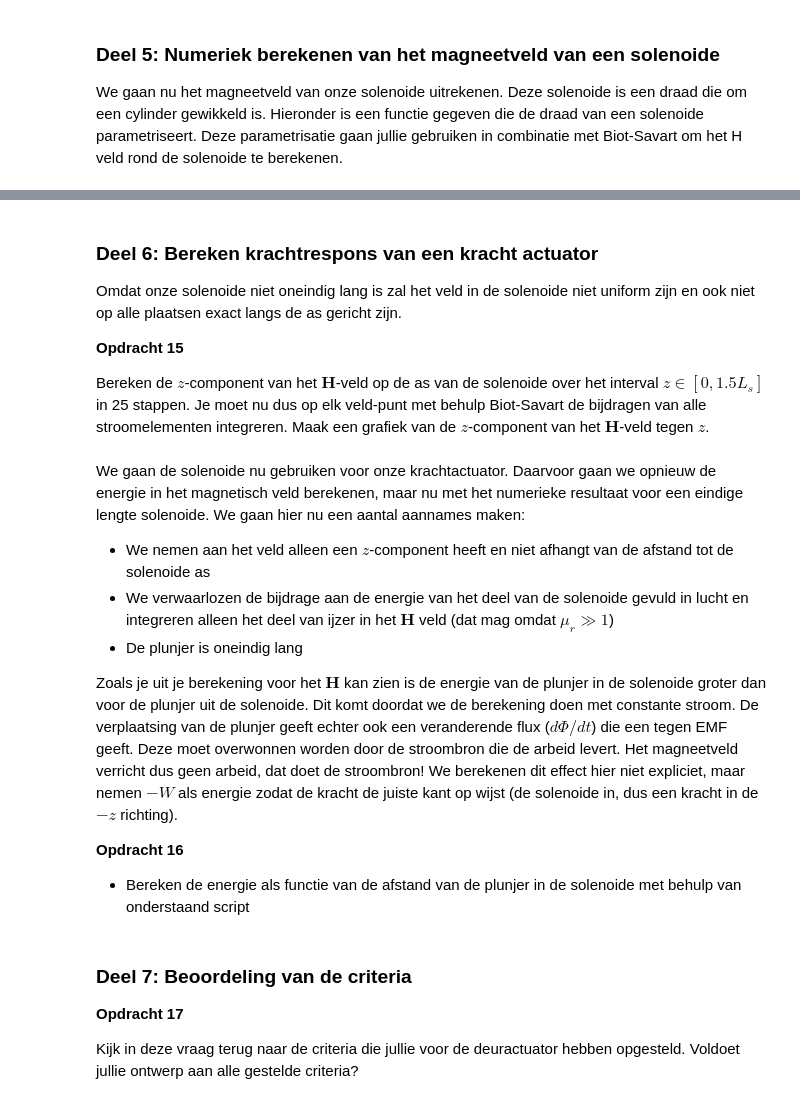
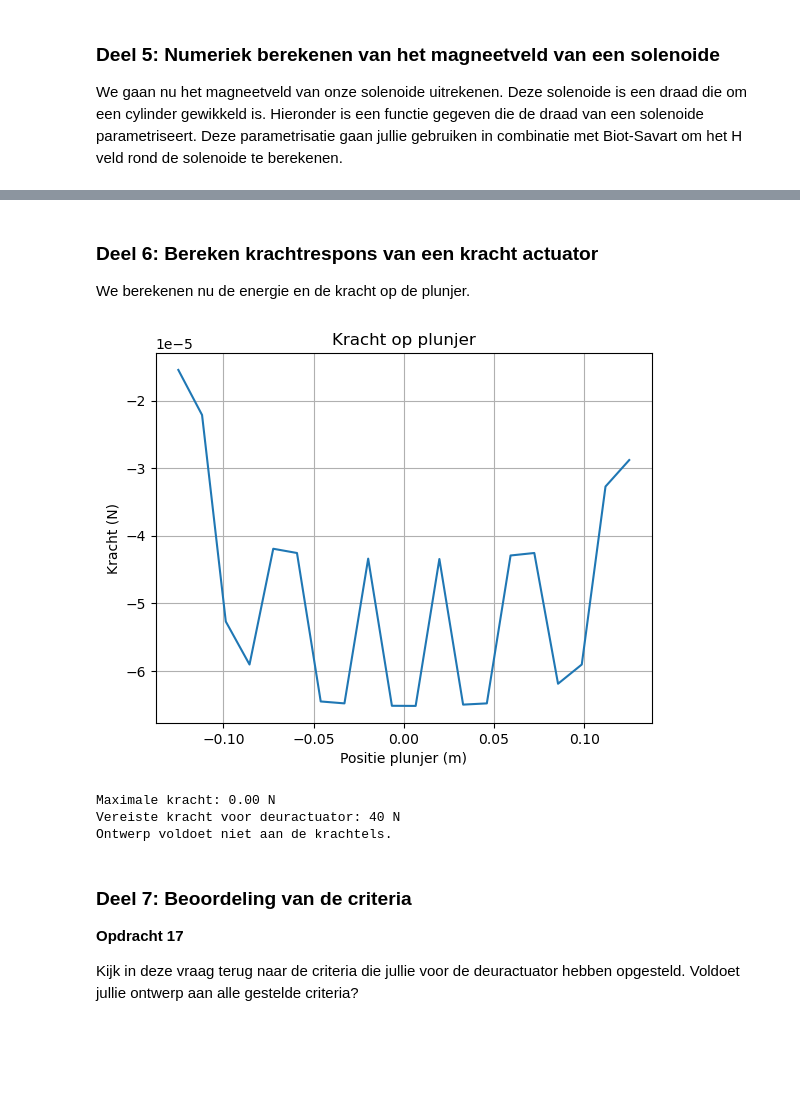
Before and after one commit to Vicky2k7/opdrachten-DEF-D, a Jupyter notebook: DigitaleOntwerpopdrachten/2KrachtactuatorOpdracht/KrachtactuatorOpdracht.ipynb, the cells around one changed output, grey strips where cells are left out. Drawn from its saved outputs; the diff is of its cells as text; code cells hidden in the pictures; blank space fills up the shorter version.

Commit message:
WEES JUIST ANDERS GA K GEK

```diff
--- a/DigitaleOntwerpopdrachten/2KrachtactuatorOpdracht/KrachtactuatorOpdracht.ipynb
+++ b/DigitaleOntwerpopdrachten/2KrachtactuatorOpdracht/KrachtactuatorOpdracht.ipynb
@@ -490,7 +329,4 @@ print(f"Verschil: {abs(H_midden[2] - H_oneindig):.2f} A/m")
 # %% [markdown]
 ### Deel 6: Bereken krachtrespons van een kracht actuator
-Omdat onze solenoide niet oneindig lang is zal het veld in de solenoide niet uniform zijn en ook niet op alle plaatsen exact langs de as gericht zijn.
 
-**Opdracht 15**
-
-Bereken de $z$-component van het $\mathbf{H}$-veld op de as van de solenoide over het interval $z \in [0, 1.5L_s]$ in 25 stappen. Je moet nu dus op elk veld-punt met behulp Biot-Savart de bijdragen van alle stroomelementen integreren. Maak een grafiek van de $z$-component van het $\mathbf{H}$-veld tegen $z$.
+We berekenen nu de energie en de kracht op de plunjer.
@@ -520,42 +333,55 @@ plt.show()
-# %% [markdown]
-We gaan de solenoide nu gebruiken voor onze krachtactuator. Daarvoor gaan we opnieuw de energie in het magnetisch veld berekenen, maar nu met het numerieke resultaat voor een eindige lengte solenoide. We gaan hier nu een aantal aannames maken:
-* We nemen aan het veld alleen een $z$-component heeft en niet afhangt van de afstand tot de solenoide as
-* We verwaarlozen de bijdrage aan de energie van het deel van de solenoide gevuld in lucht en integreren alleen het deel van ijzer in het $\mathbf{H}$ veld (dat mag omdat $\mu_r \gg 1$)
-* De plunjer is oneindig lang
-
-Zoals je uit je berekening voor het $\mathbf{H}$ kan zien is de energie van de plunjer in de solenoide groter dan voor de plunjer uit de solenoide. Dit komt doordat we de berekening doen met constante stroom. De verplaatsing van de plunjer geeft echter ook een veranderende flux ($d \Phi/dt$) die een tegen EMF geeft. Deze moet overwonnen worden door de stroombron die de arbeid levert. Het magneetveld verricht dus geen arbeid, dat doet de stroombron! We berekenen dit effect hier niet expliciet, maar nemen $-W$ als energie zodat de kracht de juiste kant op wijst (de solenoide in, dus een kracht in de $-z$ richting).
-
-
-**Opdracht 16**
-
-* Bereken de energie als functie van de afstand van de plunjer in de solenoide met behulp van onderstaand script
 # %%
-# Energie en kracht (vereenvoudigd voorbeeld)
-mu_0 = 4*np.pi*1e-7
-mu_r = 1000  # relatieve permeabiliteit van ijzer
-r_s = r_sol
+# Gebruik H op de as als benadering voor het hele volume
+# H is alleen afhankelijk van z (aanname)
+# We integreren de energie over de plunjer
 
-# Integreer H_z^2 over de lengte van de plunjer (we gebruiken de numeriek bepaalde H_z_as)
-# Eerst H_z_as omzetten naar array
-H_z_as_arr = np.array(H_z_as)
+# Zet H om naar array
+H_z = np.array(Hz_axis)
+z_pos = z_axis
 
-# Energie in het ijzer: W = 0.5 * mu0*mu_r * H^2 * volume (volume = pi*r_s^2 * dz)
-dz = z_waarden[1] - z_waarden[0]
-W = 0.5 * mu_0 * mu_r * np.sum(H_z_as_arr**2) * (np.pi * r_s**2) * dz
-print(f"Totale energie in veld (geschat): {W:.4f} J")
+# Aanname: plunjer schuift van -L_sol/2 tot L_sol/2, we berekenen energie als functie van uitschuifafstand d
+# We nemen aan dat de plunjer dezelfde straal heeft als de spoel
+r_plunjer = r_sol
+volume_per_length = np.pi * r_plunjer**2
 
-# Kracht uit energiegradiënt (differentieer over z)
-F_z = -np.gradient(W, dz)  # negatieve gradiënt
-print(f"Geschatte kracht (grootte): {np.abs(F_z):.2f} N")
+# Energie voor een bepaalde positie van de plunjer (we integreren van -L_sol/2 tot z_p)
+z_p_vals = np.linspace(-L_sol/2, L_sol/2, 20)
+energy = []
+for zp in z_p_vals:
+    # Indexen waar z <= zp
+    mask = z_pos <= zp
+    H_inside = H_z[mask]
+    z_inside = z_pos[mask]
+    if len(z_inside) > 1:
+        # Integreer B^2/(2 mu_0 mu_r) * volume per lengte
+        B_inside = mu_0 * mu_r * H_inside
+        integrand = (B_inside**2) / (2 * mu_0 * mu_r) * volume_per_length
+        E = np.trapezoid(integrand, z_inside)
+    else:
+        E = 0
+    energy.append(E)
 
-# Plot
-plt.figure()
-plt.plot(z_waarden, F_z, 'o-')
-plt.xlabel('z (m)')
+# Kracht is negatieve afgeleide van energie naar positie
+force = -np.gradient(energy, z_p_vals)
+
+plt.plot(z_p_vals, force)
+plt.xlabel('Positie plunjer (m)')
 plt.ylabel('Kracht (N)')
-plt.title('Kracht op plunjer als functie van positie')
+plt.title('Kracht op plunjer')
 plt.grid()
 plt.show()
+
+print(f"Maximale kracht: {np.max(np.abs(force)):.2f} N")
+print(f"Vereiste kracht voor deuractuator: 40 N")
+if np.max(np.abs(force)) > 40:
+    print("Ontwerp voldoet aan de krachtels.")
+else:
+    print("Ontwerp voldoet niet aan de krachtels.")
+# %% [output]
+[figure, added]
+Maximale kracht: 0.00 N
+Vereiste kracht voor deuractuator: 40 N
+Ontwerp voldoet niet aan de krachtels.
 # %% [markdown]
 ### Deel 7: Beoordeling van de criteria
 **Opdracht 17**
```
Also changed, not shown: parts of 31 cells of this notebook, 1 other file.
